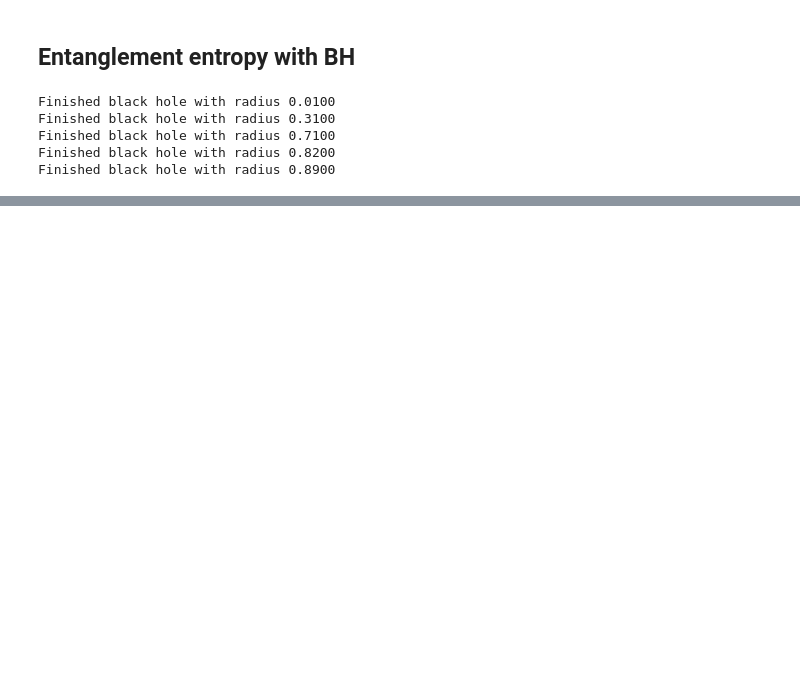
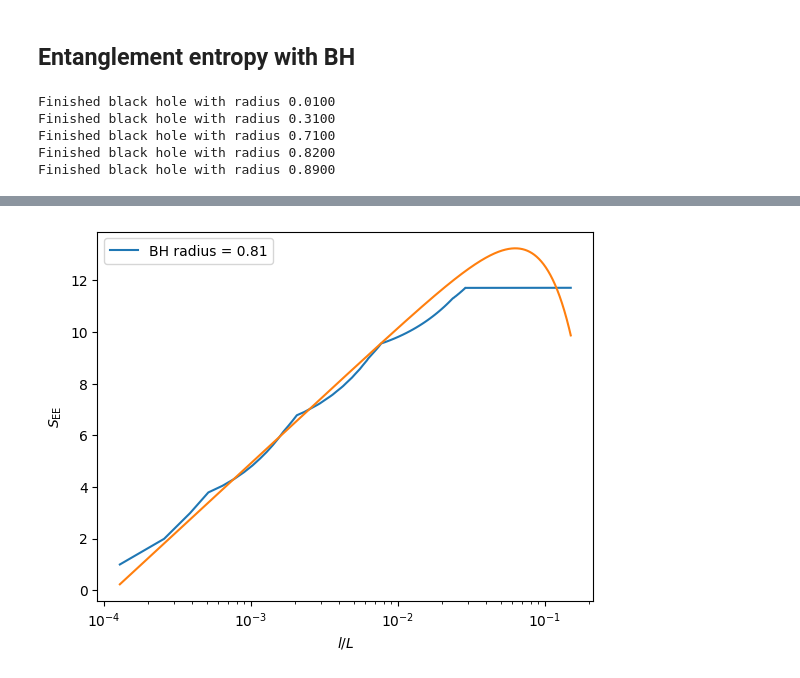
Before and after one commit to Alejo-Costa-Duran/HyperbolicFractonModel, a Jupyter notebook: Simulation.ipynb, the cells around one changed output, grey strips where cells are left out. Drawn from its saved outputs; the diff is of its cells as text; code cells hidden in the pictures; blank space fills up the shorter version.

```diff
--- a/Simulation.ipynb
+++ b/Simulation.ipynb
@@ -269,0 +282,13 @@ plt.savefig("./EntanglementEntropies.png")
+# %%
+smallL = blockSizes <0.15
+index = 3
+plt.plot(blockSizes[smallL],entropy[index,smallL], label = 'BH radius = ' + str(round(bHoleRads[index]-0.01,4)))
+beta, betaVariance = cf(entropyFiniteBeta,blockSizes[smallL],entropy[index,smallL])
+plt.plot(blockSizes[smallL],entropyFiniteBeta(blockSizes[smallL],beta))
+plt.ylabel(r'$S_{\text{EE}}$')
+plt.xlabel(r'$l/L$')
+plt.xscale('log')
+plt.legend()
+plt.savefig("./EntanglementEntropies.png")
+# %% [output]
+[figure, added]
```
Also changed, not shown: parts of 6 cells of this notebook, 7 other files.
